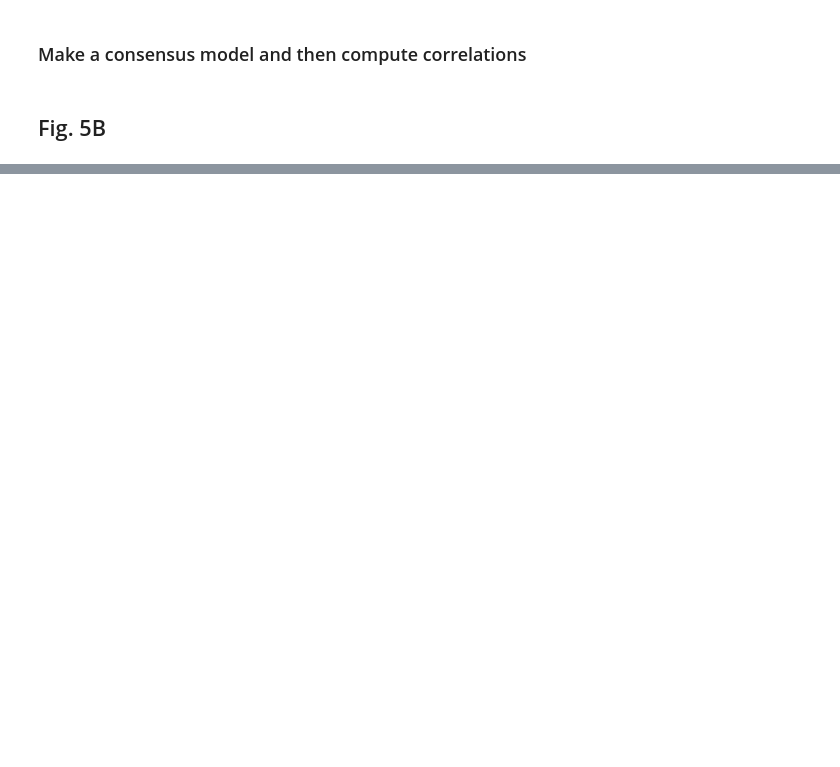
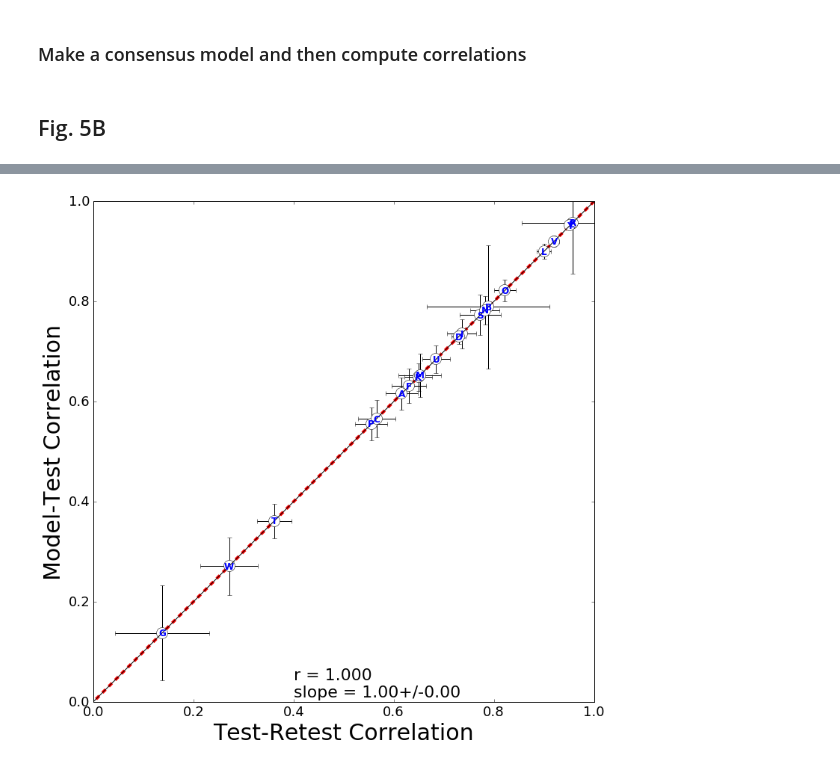
Before and after one commit to dream-olfaction/olfaction-prediction, a Jupyter notebook: opc_python/paper/fig5b-TestRetest.ipynb, the cells around one changed output, grey strips where cells are left out. Cells and saved outputs as stored; diff of their text form; code cells hidden in the pictures; blank space fills up the shorter version.

```diff
--- a/opc_python/paper/fig5b-TestRetest.ipynb
+++ b/opc_python/paper/fig5b-TestRetest.ipynb
@@ -293,0 +448,8 @@ Pooled p = 0.00525 (ignoring intensity and pleasantness)
+# %%
+plot_r(trt2_cv,trt2_cv,1,trt2_cv_jn.std(axis=1),trt_err=trt2_cv_jn.std(axis=1))
+plt.xlim(0,1.0)
+plt.ylim(0,1.0);
+plt.tick_params(axis='both', which='major', labelsize=18);
+plt.savefig('../../figures/test-retest_cartoon_2.eps',format='eps')
+# %% [output]
+[figure, added]
```
Also changed, not shown: parts of 21 cells of this notebook, 6 other files.
